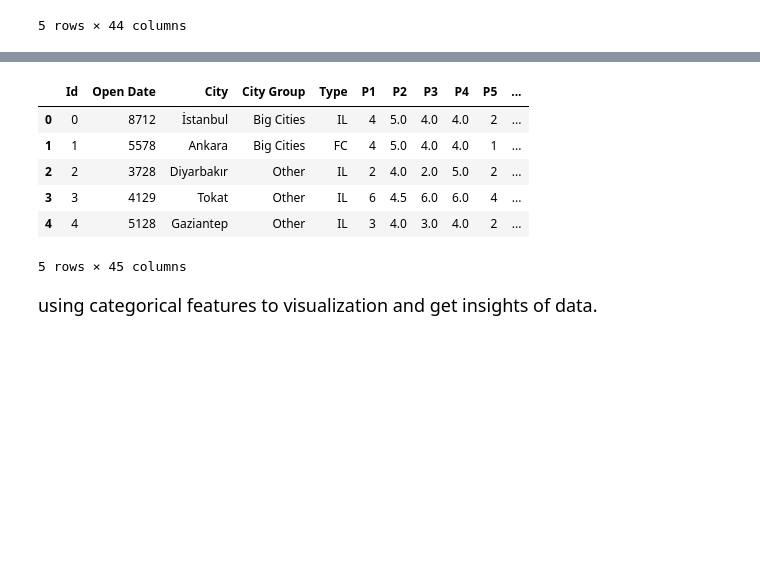
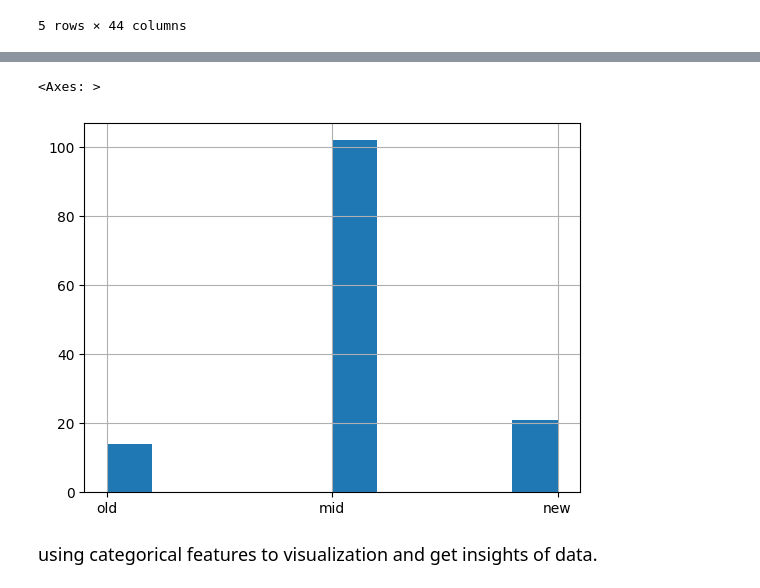
Before and after one commit to zipkaw/softarex, a Jupyter notebook: model/statistic.ipynb, the cells around one changed output, grey strips where cells are left out. Drawn from its saved outputs; the diff is of its cells as text; code cells hidden in the pictures; blank space fills up the shorter version.

```diff
--- a/model/statistic.ipynb
+++ b/model/statistic.ipynb
@@ -94,16 +94,12 @@ df_train["Open Date"].hist()
 # %%
 df_train["cat_age"] = pd.cut(df_train["Open Date"],
                            bins=[0, 4000, 7000, np.inf],
                            labels=['new', "mid", "old"])
 df_train.head()
+df_train["cat_age"].hist()
 # %% [output]
-|  | Id | Open Date | City | City Group | Type | P1 | P2 | P3 | P4 | P5 | ... |
-| 0 | 0 | 8712 | İstanbul | Big Cities | IL | 4 | 5.0 | 4.0 | 4.0 | 2 | ... |
-| 1 | 1 | 5578 | Ankara | Big Cities | FC | 4 | 5.0 | 4.0 | 4.0 | 1 | ... |
-| 2 | 2 | 3728 | Diyarbakır | Other | IL | 2 | 4.0 | 2.0 | 5.0 | 2 | ... |
-| 3 | 3 | 4129 | Tokat | Other | IL | 6 | 4.5 | 6.0 | 6.0 | 4 | ... |
-| 4 | 4 | 5128 | Gaziantep | Other | IL | 3 | 4.0 | 3.0 | 4.0 | 2 | ... |
-5 rows × 45 columns
+<Axes: >
+[figure, added]
 # %% [markdown]
 <span style="font-size:18px;"> using categorical features to visualization and get insights of data. </span>
 # %%
```
Also changed, not shown: parts of 5 cells of this notebook, 13 other files.
